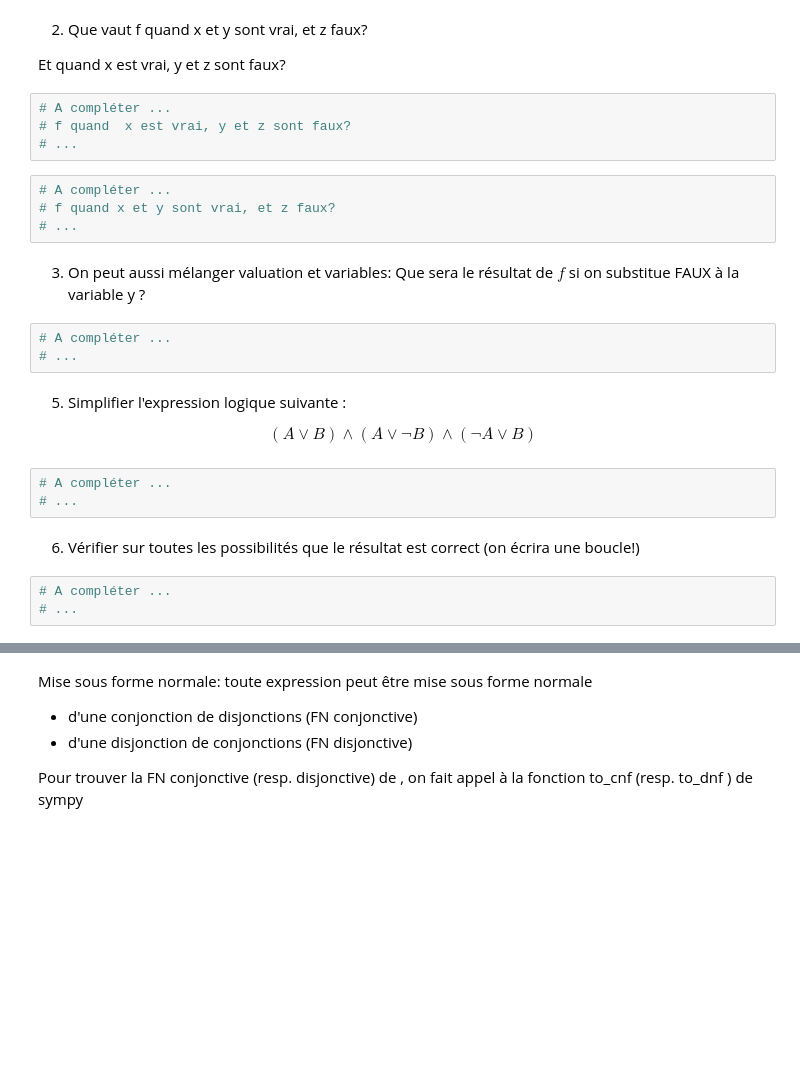
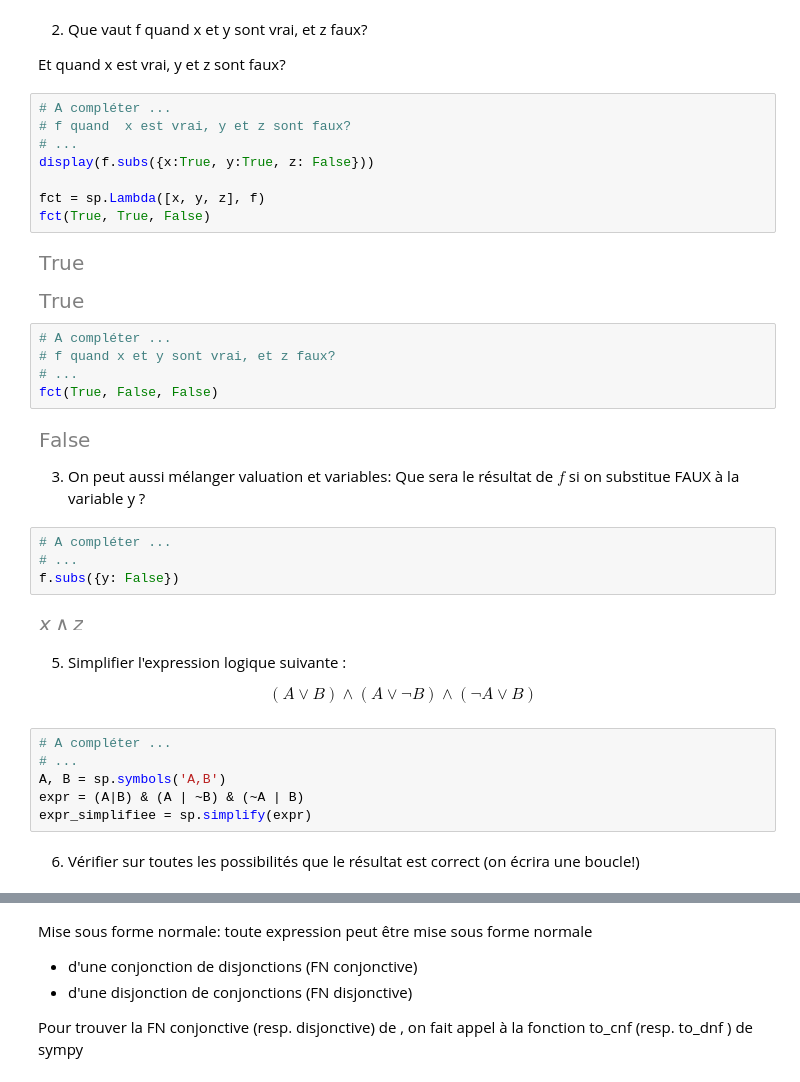
Before and after one commit to Mohamed-24-03-2022/tp_calcul_scientifique, a Jupyter notebook: TP2_2024/TP_2_2024_BOUZENTOUTA_MOHAMED.ipynb, the cells around one changed output, grey strips where cells are left out. Saved outputs shown, nothing was run; the diff lists cells and outputs as text; blank space fills up the shorter version.

```diff
--- a/TP2_2024/TP_2_2024_BOUZENTOUTA_MOHAMED.ipynb
+++ b/TP2_2024/TP_2_2024_BOUZENTOUTA_MOHAMED.ipynb
@@ -260,29 +263,42 @@ utilisées sont :
 2) Que vaut f quand x et y sont vrai, et z faux?
 
 Et quand x est vrai, y et z sont faux?
+# %%
+# A compléter ...
+# f quand  x est vrai, y et z sont faux?
+# ...
+display(f.subs({x:True, y:True, z: False}))
+
+fct = sp.Lambda([x, y, z], f)
+fct(True, True, False)
+# %% [output]
+[figure, added]
+[figure, added]
 # %%
 # A compléter ...
-# f quand  x est vrai, y et z sont faux?
+# f quand x et y sont vrai, et z faux?
 # ...
+fct(True, False, False)
+# %% [output]
+[figure, added]
-# %%
-# A compléter ...
-# f quand x et y sont vrai, et z faux?
-# ...
 # %% [markdown]
 3) On peut aussi mélanger valuation et variables: Que sera le résultat de $f$ si on substitue FAUX à la variable y ?
 # %%
 # A compléter ...
 # ...
+f.subs({y: False})
+# %% [output]
+[figure, added]
 # %% [markdown]
 5) Simplifier l'expression logique suivante :
 
 
 $$(A ∨ B)∧ (A ∨ \neg B)∧ (\neg A ∨ B) $$
-# %%
-# A compléter ...
-# ...
+# %%
+# A compléter ...
+# ...
+A, B = sp.symbols('A,B')
+expr = (A|B) & (A | ~B) & (~A | B)
+expr_simplifiee = sp.simplify(expr)
 # %% [markdown]
 6) Vérifier sur toutes les possibilités que le résultat est correct (on écrira une boucle!)
-# %%
-# A compléter ...
-# ...
```
Also changed, not shown: parts of 7 cells of this notebook.
